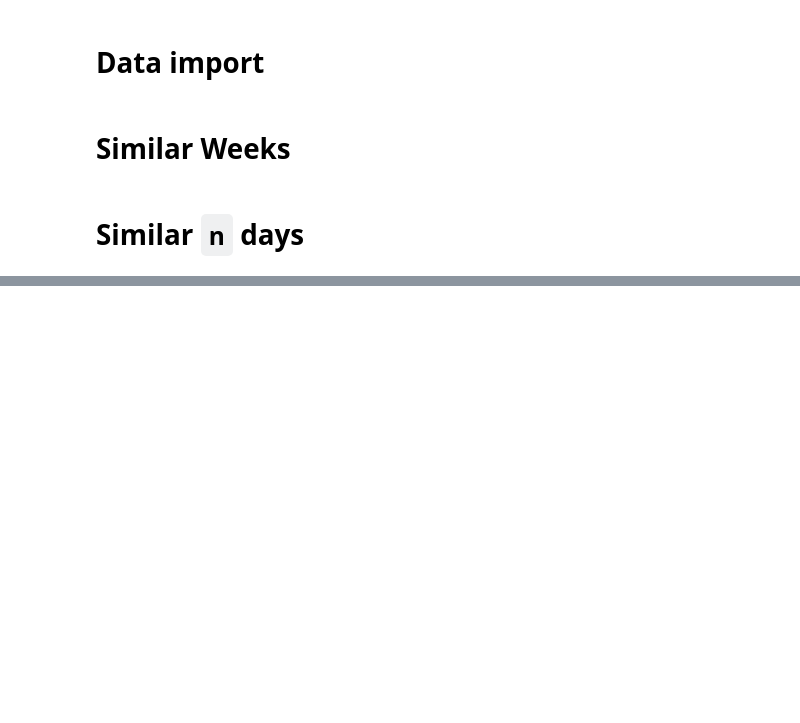
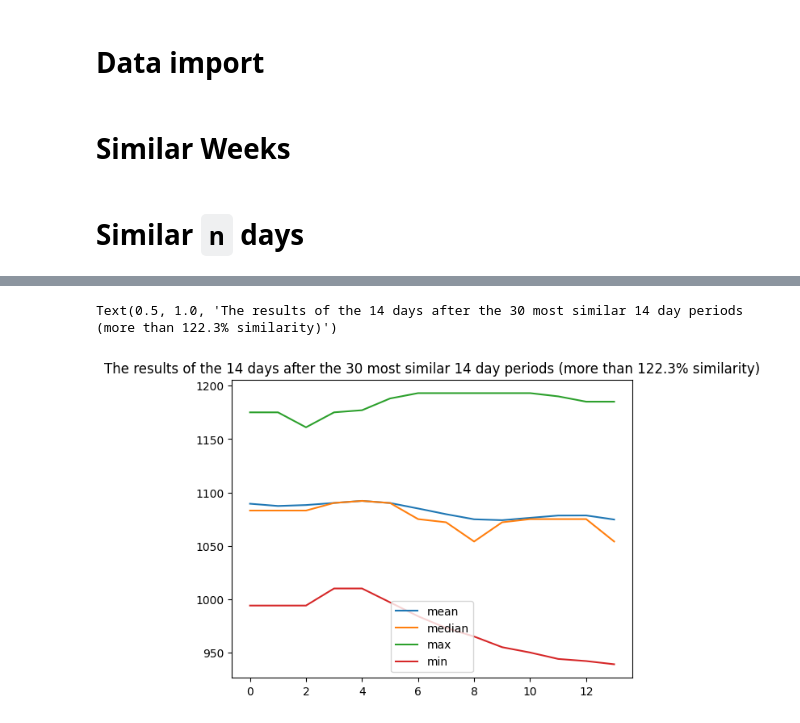
Before and after one commit to arykanary/WaterEnvDataWarehouse, a Jupyter notebook: notebooks/weekly_similarity.ipynb, the cells around one changed output, grey strips where cells are left out. Saved outputs shown, nothing was run; the diff lists cells and outputs as text; code cells hidden in the pictures; blank space fills up the shorter version.

```diff
--- a/notebooks/weekly_similarity.ipynb
+++ b/notebooks/weekly_similarity.ipynb
@@ -85,8 +120,11 @@ plt.title(f'The results of the {n} days after the {likely} most similar {n} day
 # %%
 sub = result.copy()
-sub.loc['mean'] = sub.mean(axis=0)
-sub.loc['median'] = sub.median(axis=0)
-sub.loc['max'] = sub.max(axis=0)
-sub.loc['min'] = sub.min(axis=0)
-sub.T[['mean', 'median', 'max', 'min',]].plot()
-plt.title(f'The results of the {n} days after the {likely} most similar {n} day periods')
+sub['mean'] = sub.mean(axis=1)
+sub['median'] = sub.median(axis=1)
+sub['max'] = sub.max(axis=1)
+sub['min'] = sub.min(axis=1)
+sub[['mean', 'median', 'max', 'min',]].plot()
+plt.title(title)
+# %% [output]
+Text(0.5, 1.0, 'The results of the 14 days after the 30 most similar 14 day periods (more than 122.3% similarity)')
+[figure, added]
```
Also changed, not shown: parts of 10 cells of this notebook, 2 other files.
